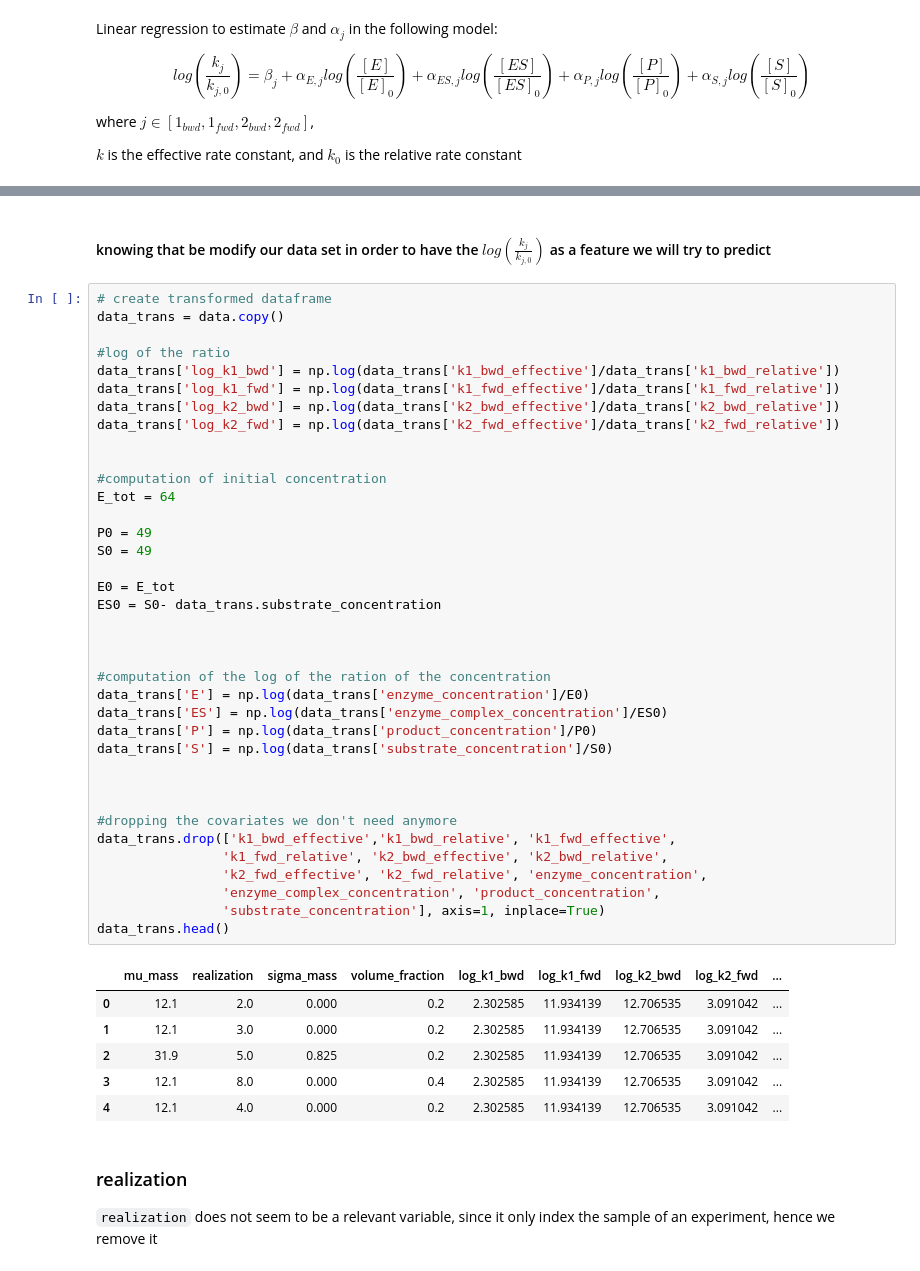
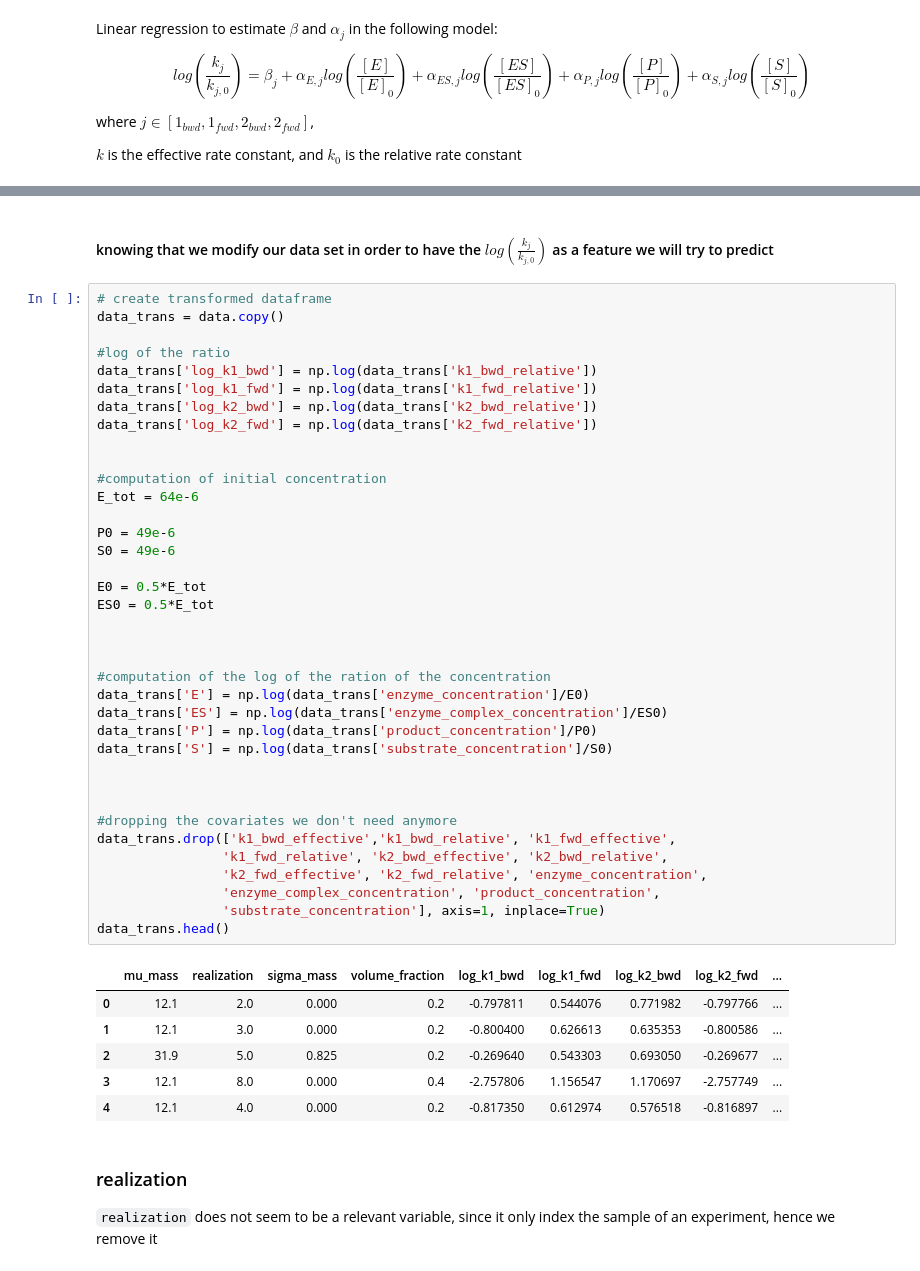
Before and after one commit to WilliamCappelletti/ML_CS433_project2, a Jupyter notebook: src/exploration.ipynb, the cells around one changed output, grey strips where cells are left out. Drawn from its saved outputs; the diff is of its cells as text.

```diff
--- a/src/exploration.ipynb
+++ b/src/exploration.ipynb
@@ -85,49 +105,49 @@ $k$ is the effective rate constant, and $k_0$ is the relative rate constant
 # %% [markdown]
-#### knowing that be modify our data set in order to have the $log(\frac{k_j}{k_{j,0}})$ as a feature we will try to predict
+#### knowing that we modify our data set in order to have the $log(\frac{k_j}{k_{j,0}})$ as a feature we will try to predict
 # %%
 # create transformed dataframe
 data_trans = data.copy()
 
 #log of the ratio
-data_trans['log_k1_bwd'] = np.log(data_trans['k1_bwd_effective']/data_trans['k1_bwd_relative'])
-data_trans['log_k1_fwd'] = np.log(data_trans['k1_fwd_effective']/data_trans['k1_fwd_relative'])
-data_trans['log_k2_bwd'] = np.log(data_trans['k2_bwd_effective']/data_trans['k2_bwd_relative'])
-data_trans['log_k2_fwd'] = np.log(data_trans['k2_fwd_effective']/data_trans['k2_fwd_relative'])
+data_trans['log_k1_bwd'] = np.log(data_trans['k1_bwd_relative'])
+data_trans['log_k1_fwd'] = np.log(data_trans['k1_fwd_relative'])
+data_trans['log_k2_bwd'] = np.log(data_trans['k2_bwd_relative'])
+data_trans['log_k2_fwd'] = np.log(data_trans['k2_fwd_relative'])
 
 
 #computation of initial concentration
-E_tot = 64
+E_tot = 64e-6
 
-P0 = 49
-S0 = 49
+P0 = 49e-6
+S0 = 49e-6
 
-E0 = E_tot
-ES0 = S0- data_trans.substrate_concentration
+E0 = 0.5*E_tot
+ES0 = 0.5*E_tot
 
 
 
 #computation of the log of the ration of the concentration
 data_trans['E'] = np.log(data_trans['enzyme_concentration']/E0)
 data_trans['ES'] = np.log(data_trans['enzyme_complex_concentration']/ES0)
 data_trans['P'] = np.log(data_trans['product_concentration']/P0)
 data_trans['S'] = np.log(data_trans['substrate_concentration']/S0)
 
 
 
 #dropping the covariates we don't need anymore
 data_trans.drop(['k1_bwd_effective','k1_bwd_relative', 'k1_fwd_effective',
                 'k1_fwd_relative', 'k2_bwd_effective', 'k2_bwd_relative',
                 'k2_fwd_effective', 'k2_fwd_relative', 'enzyme_concentration',
                 'enzyme_complex_concentration', 'product_concentration',
                 'substrate_concentration'], axis=1, inplace=True)
 data_trans.head()
 # %% [output]
 |  | mu_mass | realization | sigma_mass | volume_fraction | log_k1_bwd | log_k1_fwd | log_k2_bwd | log_k2_fwd | ... |
-| 0 | 12.1 | 2.0 | 0.000 | 0.2 | 2.302585 | 11.934139 | 12.706535 | 3.091042 | ... |
-| 1 | 12.1 | 3.0 | 0.000 | 0.2 | 2.302585 | 11.934139 | 12.706535 | 3.091042 | ... |
-| 2 | 31.9 | 5.0 | 0.825 | 0.2 | 2.302585 | 11.934139 | 12.706535 | 3.091042 | ... |
-| 3 | 12.1 | 8.0 | 0.000 | 0.4 | 2.302585 | 11.934139 | 12.706535 | 3.091042 | ... |
-| 4 | 12.1 | 4.0 | 0.000 | 0.2 | 2.302585 | 11.934139 | 12.706535 | 3.091042 | ... |
+| 0 | 12.1 | 2.0 | 0.000 | 0.2 | -0.797811 | 0.544076 | 0.771982 | -0.797766 | ... |
+| 1 | 12.1 | 3.0 | 0.000 | 0.2 | -0.800400 | 0.626613 | 0.635353 | -0.800586 | ... |
+| 2 | 31.9 | 5.0 | 0.825 | 0.2 | -0.269640 | 0.543303 | 0.693050 | -0.269677 | ... |
+| 3 | 12.1 | 8.0 | 0.000 | 0.4 | -2.757806 | 1.156547 | 1.170697 | -2.757749 | ... |
+| 4 | 12.1 | 4.0 | 0.000 | 0.2 | -0.817350 | 0.612974 | 0.576518 | -0.816897 | ... |
 # %% [markdown]
 ### realization
 
```
Also changed, not shown: parts of 15 cells of this notebook, 1 other file.
